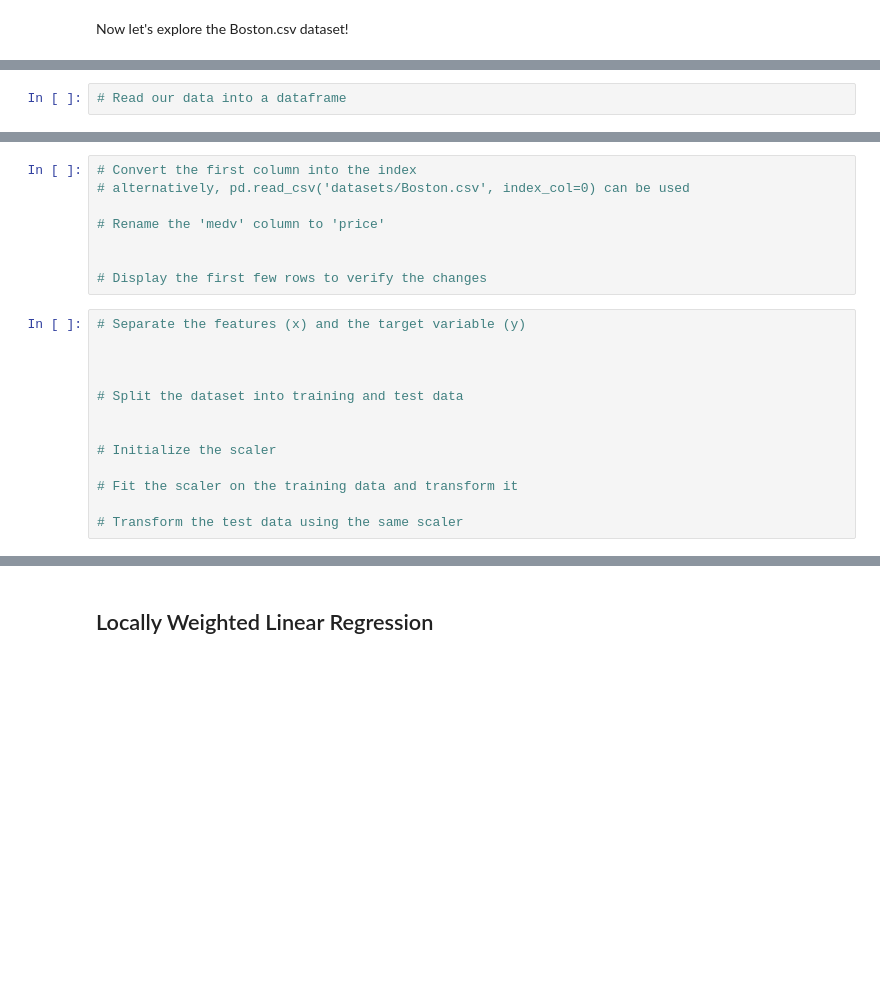
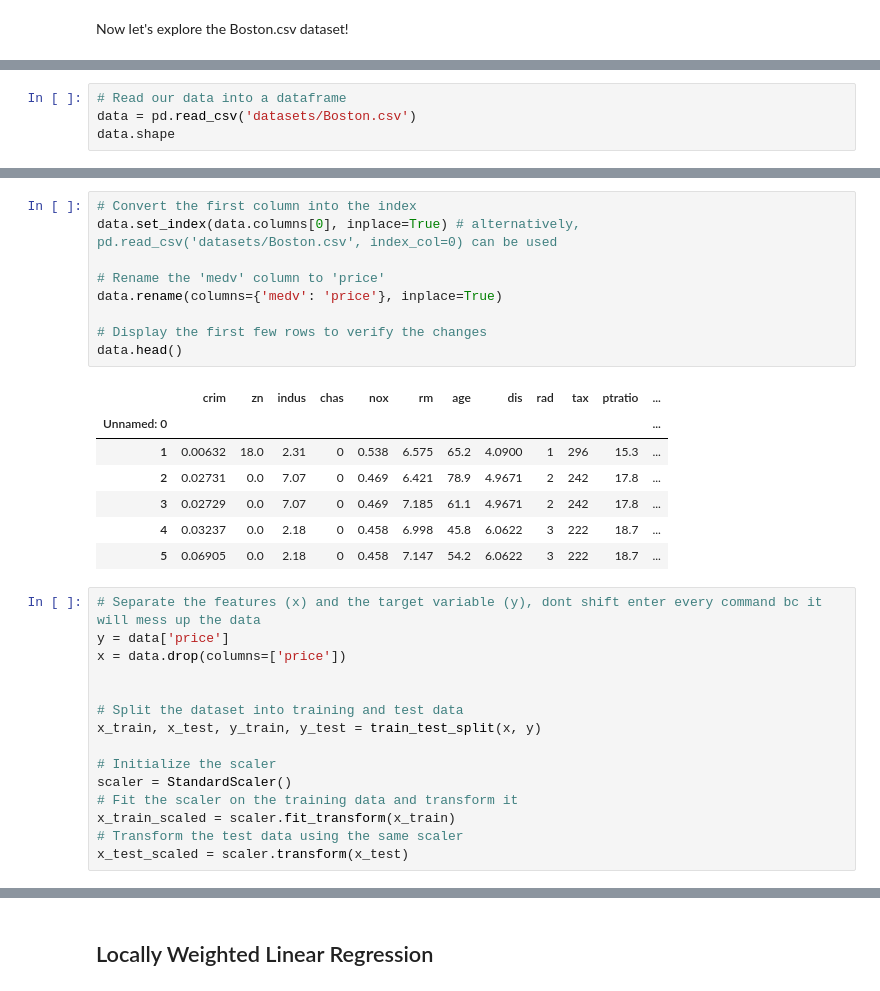
Before and after one commit to leannejeanette/DAC-Curriculum, a Jupyter notebook: DAC-006_Machine_Learning/DAC-006-Intro_to_ML_Session_1_Student.ipynb, the cells around one changed output, grey strips where cells are left out. Saved outputs shown, nothing was run; the diff lists cells and outputs as text; blank space fills up the shorter version.

```diff
--- a/DAC-006_Machine_Learning/DAC-006-Intro_to_ML_Session_1_Student.ipynb
+++ b/DAC-006_Machine_Learning/DAC-006-Intro_to_ML_Session_1_Student.ipynb
@@ -169,2 +175,4 @@ Now let's explore the Boston.csv dataset!
 # %%
 # Read our data into a dataframe
+data = pd.read_csv('datasets/Boston.csv')
+data.shape
@@ -189,21 +217,32 @@ These are what the column names represent:
 # %%
 # Convert the first column into the index
-# alternatively, pd.read_csv('datasets/Boston.csv', index_col=0) can be used
+data.set_index(data.columns[0], inplace=True) # alternatively, pd.read_csv('datasets/Boston.csv', index_col=0) can be used
 
 # Rename the 'medv' column to 'price'
-
+data.rename(columns={'medv': 'price'}, inplace=True)
 
 # Display the first few rows to verify the changes
+data.head()
+# %% [output]
+|  | crim | zn | indus | chas | nox | rm | age | dis | rad | tax | ptratio | ... |
+| Unnamed: 0 |  |  |  |  |  |  |  |  |  |  |  | ... |
+| 1 | 0.00632 | 18.0 | 2.31 | 0 | 0.538 | 6.575 | 65.2 | 4.0900 | 1 | 296 | 15.3 | ... |
+| 2 | 0.02731 | 0.0 | 7.07 | 0 | 0.469 | 6.421 | 78.9 | 4.9671 | 2 | 242 | 17.8 | ... |
+| 3 | 0.02729 | 0.0 | 7.07 | 0 | 0.469 | 7.185 | 61.1 | 4.9671 | 2 | 242 | 17.8 | ... |
+| 4 | 0.03237 | 0.0 | 2.18 | 0 | 0.458 | 6.998 | 45.8 | 6.0622 | 3 | 222 | 18.7 | ... |
+| 5 | 0.06905 | 0.0 | 2.18 | 0 | 0.458 | 7.147 | 54.2 | 6.0622 | 3 | 222 | 18.7 | ... |
 # %%
-# Separate the features (x) and the target variable (y)
-
+# Separate the features (x) and the target variable (y), dont shift enter every command bc it will mess up the data
+y = data['price']
+x = data.drop(columns=['price'])
 
 
 # Split the dataset into training and test data
-
+x_train, x_test, y_train, y_test = train_test_split(x, y)
 
 # Initialize the scaler
-
+scaler = StandardScaler()
 # Fit the scaler on the training data and transform it
-
+x_train_scaled = scaler.fit_transform(x_train)
 # Transform the test data using the same scaler
+x_test_scaled = scaler.transform(x_test)
```
Also changed, not shown: parts of 8 cells of this notebook, 39 other files.
